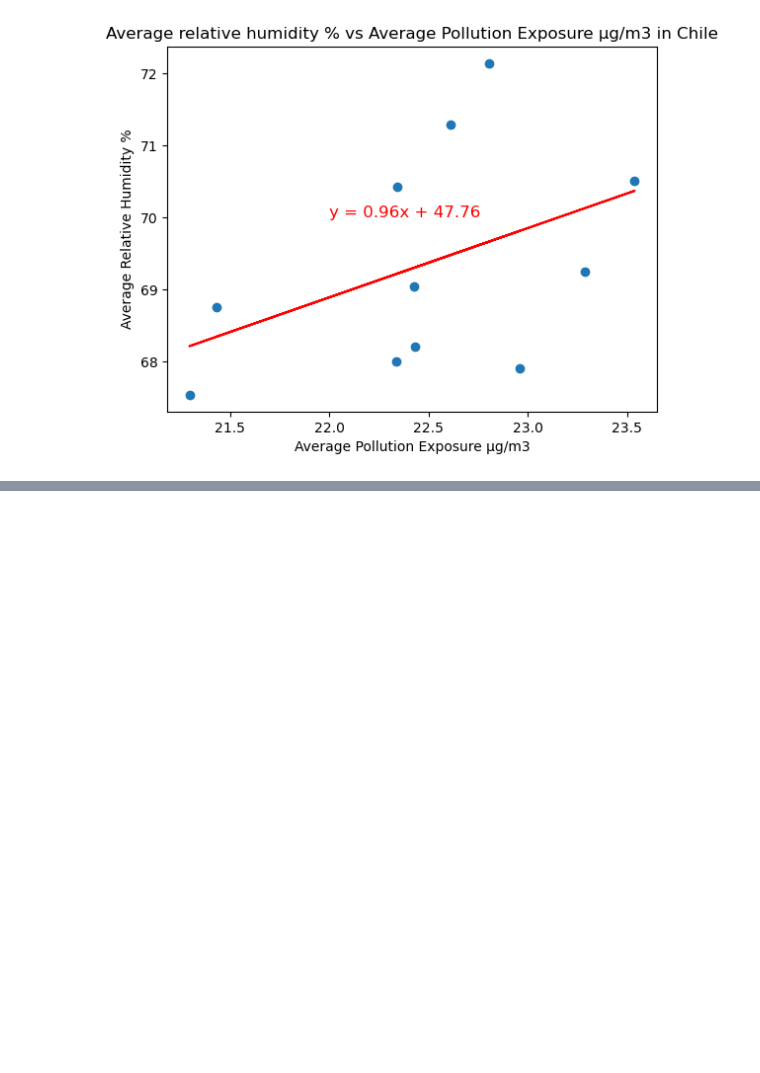
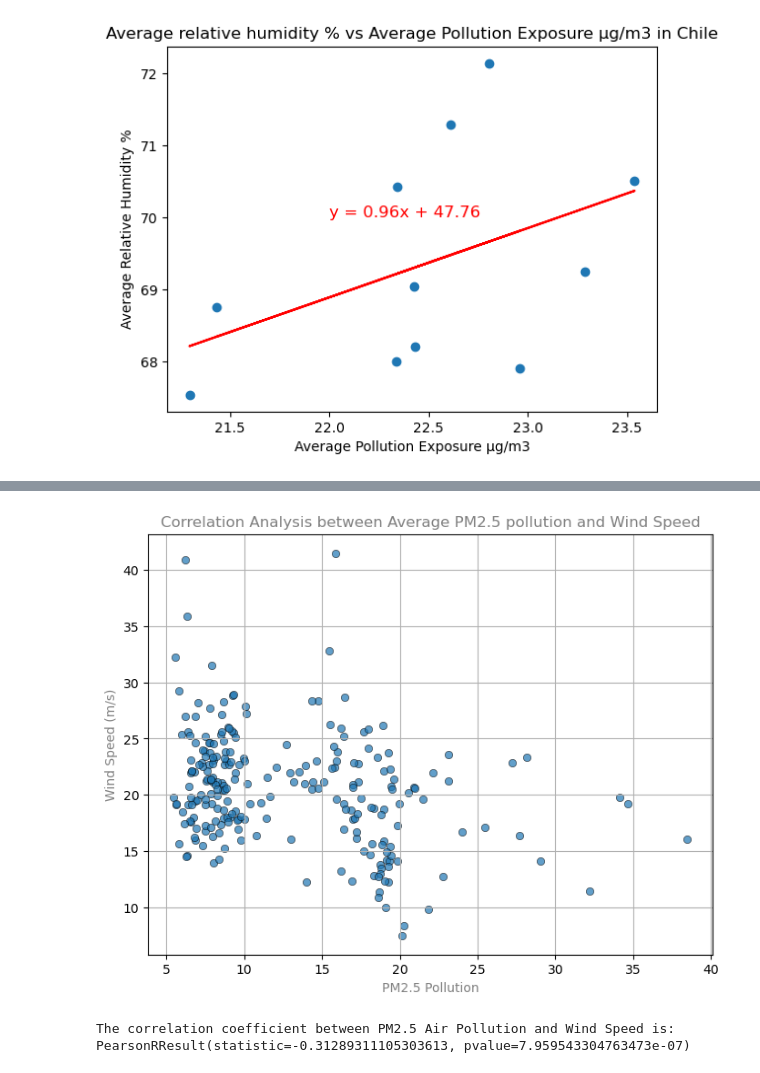
Before and after one commit to DiegoMartorell1620/Project1_Team7, a Jupyter notebook: Project 1 - Team 7.ipynb, the cells around one changed output, grey strips where cells are left out. Saved outputs shown, nothing was run; the diff lists cells and outputs as text; code cells hidden in the pictures; blank space fills up the shorter version.

```diff
--- a/Project 1 - Team 7.ipynb
+++ b/Project 1 - Team 7.ipynb
@@ -3606,0 +3690,4 @@ The p-value is: 0.1829726149677155
+# %%
+# Extracting columns related to cities, average annual humidity and wind speed from the `northern_humidity_wind_data` data
+northern_selected_avgs = northern_avg_wind[['Cities', 'Avg Annual Wind Speed(M/S)']]
+northern_selected_avgs.head()
@@ -3606,0 +3747,4 @@ The p-value is: 0.1829726149677155
+# %%
+# Selecting the cities, average annual humidity and wind data from `southern_humidity_wind_data` data
+southern_selected_avgs = southern_avg_wind[['Cities', 'Avg Annual Wind Speed(M/S)']]
+southern_selected_avgs.head()
@@ -3606,0 +3758,7 @@ The p-value is: 0.1829726149677155
+# %%
+# Combining the selected average data from the northern and southern hemispheres along the rows
+combined_data = pd.concat([northern_selected_avgs, southern_selected_avgs], axis=0, ignore_index=True)
+
+# Display the combined dataset
+combined_data = round(combined_data, 2)
+combined_data.head()
@@ -3606,0 +3772,9 @@ The p-value is: 0.1829726149677155
+# %%
+# Selecting the 'Cities' and 'Avg Annual Wind Speed(M/S)' columns from the combined data
+selected_wind_df = combined_data[['Cities','Avg Annual Wind Speed(M/S)']]
+
+# Merging the selected wind speed data with the average pollution data by city on the 'Cities' column
+merged_pollution_wind_data = pd.merge(selected_wind_df, avg_polution_by_city, on="Cities")
+
+# Displaying the first few rows of the merged data
+merged_pollution_wind_data.head()
@@ -3606,0 +3788,24 @@ The p-value is: 0.1829726149677155
+# %%
+# Calculating the correlation coefficient
+correlation_coefficient = pearsonr(merged_pollution_wind_data['Avg pollution (2010-2020)'], merged_pollution_wind_data['Avg Annual Wind Speed(M/S)'])
+
+# Plotting the scatter plot
+plt.figure(figsize=(8, 6))
+sns.scatterplot(data=merged_pollution_wind_data, x='Avg pollution (2010-2020)', y='Avg Annual Wind Speed(M/S)', marker="o", edgecolor="black", alpha=0.7)
+plt.title('Correlation Analysis between Average PM2.5 pollution and Wind Speed', color = 'gray')
+plt.xlabel('PM2.5 Pollution', color = 'gray')
+plt.ylabel('Wind Speed (m/s)', color = 'gray')
+plt.grid(True)
+
+# Save the figure
+plt.savefig("Resources/Fig1.png")
+
+# Display the plot
+plt.show()
+
+
+# Printing the correlation coefficient
+print("The correlation coefficient between PM2.5 Air Pollution and Wind Speed is:", correlation_coefficient)
+# %% [output]
+[figure, added]
+The correlation coefficient between PM2.5 Air Pollution and Wind Speed is: PearsonRResult(statistic=-0.31289311105303613, pvalue=7.959543304763473e-07)
```
Also changed, not shown: parts of 35 cells of this notebook.
